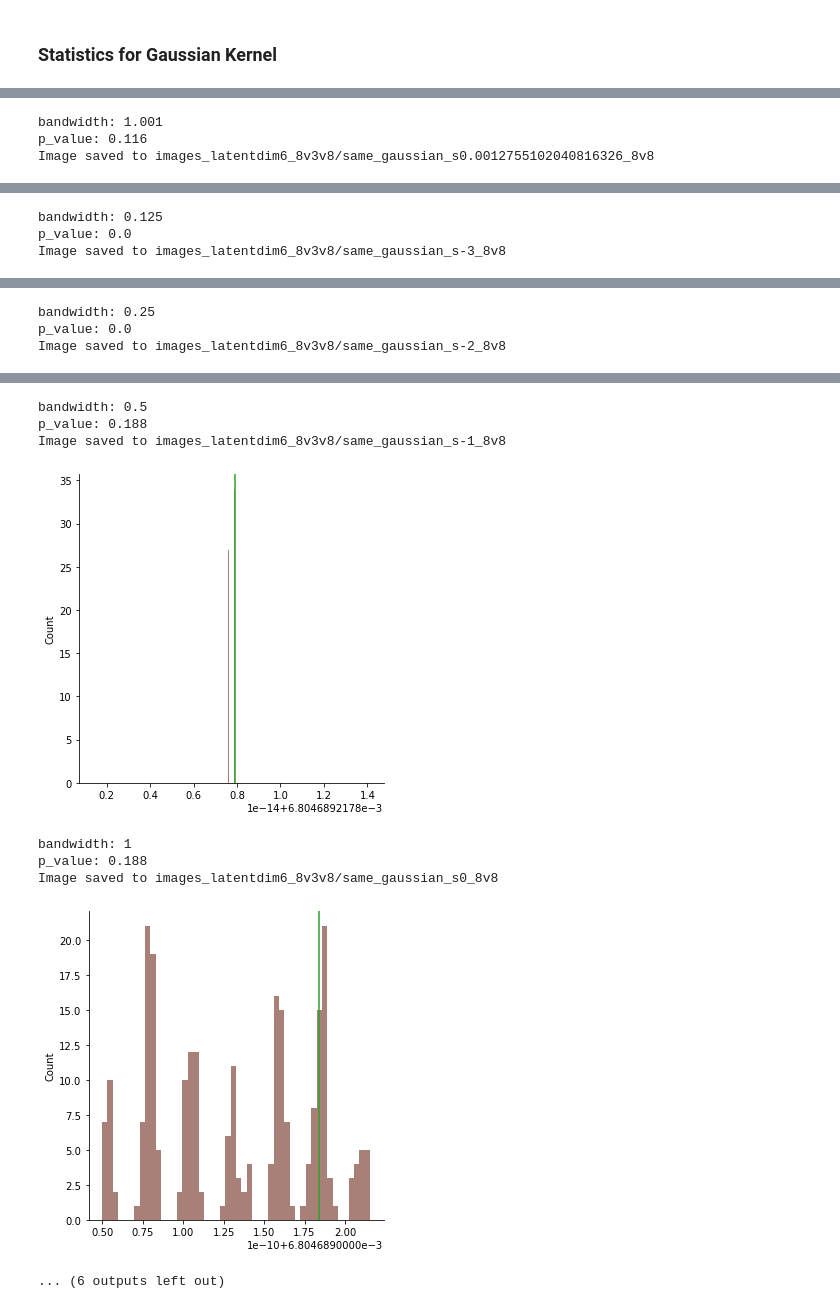
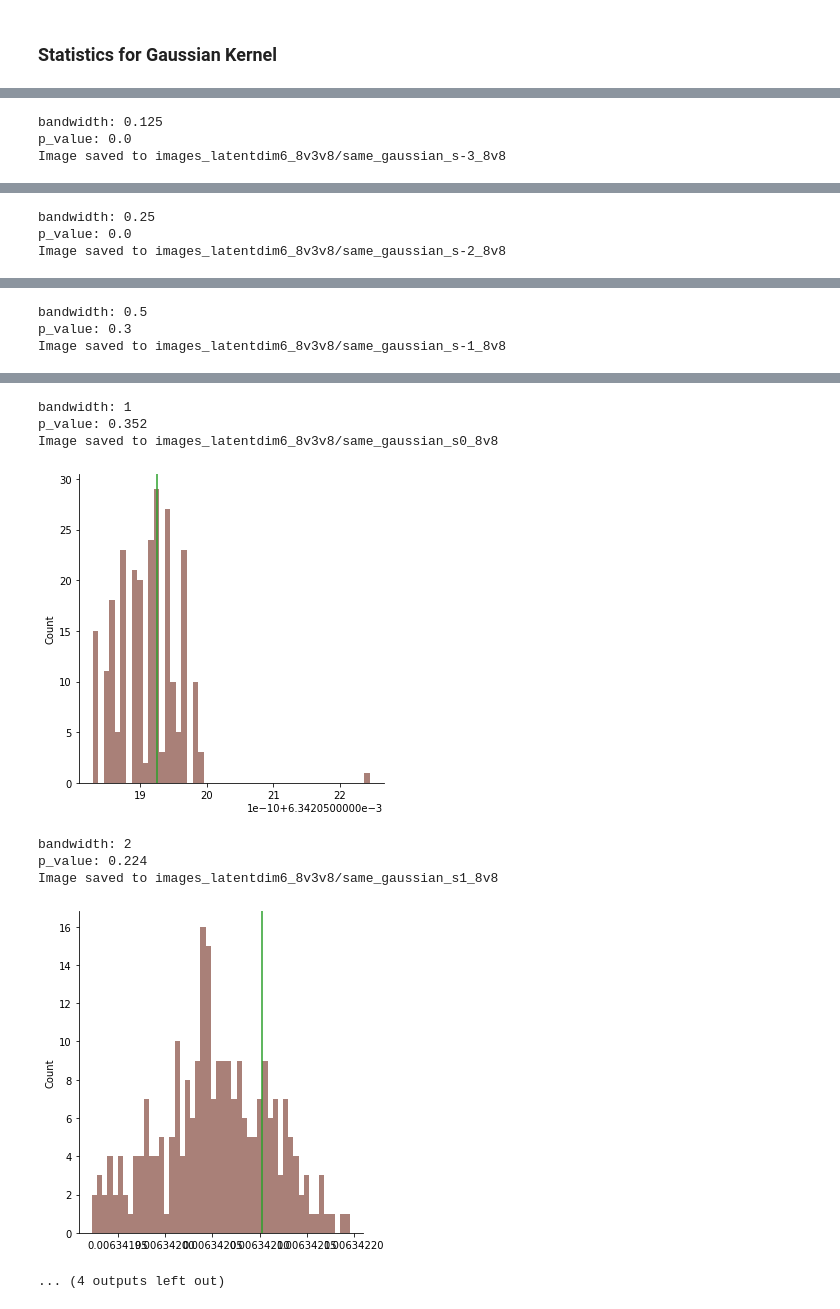
Before and after one commit to winston-yu/anisotropic-encoder-kernels, a Jupyter notebook: experiments_8v3.ipynb, the cells around one changed output, grey strips where cells are left out. Cells and saved outputs as stored; diff of their text form; code cells hidden in the pictures.

Commit message:
reran experiments with larger samples

```diff
--- a/experiments_8v3.ipynb
+++ b/experiments_8v3.ipynb
@@ -410,18 +407,18 @@ diff_encoder_stats
 # %% [markdown]
 ### Statistics for Gaussian MMD
 # %%
-xy_batch = torch.cat([x_batch, y_batch], dim=0)
-xy_batch_sample_mean = xy_batch.squeeze().flatten(start_dim=1).mean(dim=0)
-xy_batch_sample_var = ((xy_batch.squeeze().flatten(start_dim=1) - xy_batch_sample_mean) ** 2).sum()
-xy_batch_sample_var /= (len(xy_batch ) - 1)
-xy_batch_sample_var = xy_batch_sample_var.item()
-print('xy_batch sample variance:', xy_batch_sample_var)
+# xy_batch = torch.cat([x_batch, y_batch], dim=0)
+# xy_batch_sample_mean = xy_batch.squeeze().flatten(start_dim=1).mean(dim=0)
+# xy_batch_sample_var = ((xy_batch.squeeze().flatten(start_dim=1) - xy_batch_sample_mean) ** 2).sum()
+# xy_batch_sample_var /= (len(xy_batch ) - 1)
+# xy_batch_sample_var = xy_batch_sample_var.item()
+# print('xy_batch sample variance:', xy_batch_sample_var)
 
 num_features = 28 * 28
 print('number of features:', num_features)
 
-scale_sigma_squared = 1 / (xy_batch_sample_var * num_features)
+# scale_sigma_squared = 1 / (xy_batch_sample_var * num_features)
 auto_sigma_squared = 1 / num_features
-print('bandwidth selected by sklearn\'s scale method:', scale_sigma_squared)
+# print('bandwidth selected by sklearn\'s scale method:', scale_sigma_squared)
 print('bandwidth selected by sklearn\'s auto method:', auto_sigma_squared)
 # %% [output]
@@ -448,7 +443,10 @@ for val in [scale_sigma_squared, auto_sigma_squared, -3, -2, -1, 0, 1, 2, 3]:
     line_color = 'tab:green'
     filepath = 'images_latentdim6_8v3v8/diff_gaussian_s' + str(val) + '_8v3'
 
-    print('bandwidth:', str(np.round(2 ** val, 3)))
+    if val == scale_sigma_squared or val == auto_sigma_squared:
+        print('bandwidth:', val)
+    else:
+        print('bandwidth:', str(np.round(2 ** val, 3)))
     plot_permutation(
         simulated_mmds_gaussian8v3,
         observed_mmd_gaussian8v3,
@@ -503,17 +501,19 @@ x1_batch = []
 x2_batch = []
 r_batch = []
 for ind, data in enumerate(test_loader): # filter batches based on digit
-    if ind < 3:
+    if ind < 6:
         r_batch.append(data[0][data[1] == 8])
-    elif 3 <= ind and ind % 2 == 0:
+    elif 6 <= ind and ind % 2 == 0:
         x1_batch.append(data[0][data[1] == 8])
-    elif 3 <= ind and ind % 2 == 1:
+    elif 6 <= ind and ind % 2 == 1:
         x2_batch.append(data[0][data[1] == 8])
-    if ind == 25: break
+    if ind == 30: break
 x1_batch = torch.cat(x1_batch, dim=0)
 x2_batch = torch.cat(x2_batch, dim=0)
 r_batch = torch.cat(r_batch, dim=0)
 print('x1_batch shape:', x1_batch.shape)
 print('x2_batch shape:', x2_batch.shape)
 print('r_batch shape:', r_batch.shape)
+
+n_perms = 250
 # %% [output]
@@ -544,7 +544,7 @@ for val in [-3, -2, -1, 0, 1, 2, 3]:
     )
     end = time.time()
     p = p_val(simulated_mmds_anisotropic8v8, observed_mmd_anisotropic8v8)
-    same_anisotropic_stats[val] = {'p': p, 'time': end - time}
+    same_anisotropic_stats[val] = {'p': p, 'time': end - start}
 
     hist_color = '#093885'
     line_color = 'tab:red'
@@ -666,7 +666,7 @@ same_encoder_stats
 # gaussian mmd
 
 same_gaussian_stats = {}
-for val in [scale_sigma_squared, auto_sigma_squared, -3, -2, -1, 0, 1, 2, 3]:
+for val in [auto_sigma_squared, -3, -2, -1, 0, 1, 2, 3]:
     start = time.time()
     observed_mmd_gaussian8v8, simulated_mmds_gaussian8v8 = permutation_test_gaussian_mmd(
         x1_batch, x2_batch, n_perms=n_perms, sigma_squared=(2 ** val)
@@ -677,9 +677,13 @@ for val in [scale_sigma_squared, auto_sigma_squared, -3, -2, -1, 0, 1, 2, 3]:
 
     hist_color = 'tab:brown'
     line_color = 'tab:green'
-    filepath = 'images_latentdim6_8v3v8/same_gaussian_s' + str(val) + '_8v8'
 
-    print('bandwidth:', str(np.round(2 ** val, 3)))
+    if val == auto_sigma_squared:
+        print('bandwidth: auto')
+        filepath = 'images_latentdim6_8v3v8/same_gaussian_sauto_8v8'
+    else:
+        print('bandwidth:', str(np.round(2 ** val, 3)))
+        filepath = 'images_latentdim6_8v3v8/same_gaussian_s' + str(val) + '_8v8'
     plot_permutation(
         simulated_mmds_gaussian8v8,
         observed_mmd_gaussian8v8,
@@ -696,3 +700,3 @@ Image saved to images_latentdim6_8v3v8/same_gaussian_s2.8848260237648284e-05_8v8
-bandwidth: 1.001
-p_value: 0.116
-Image saved to images_latentdim6_8v3v8/same_gaussian_s0.0012755102040816326_8v8
+bandwidth: 0.125
+p_value: 0.0
+Image saved to images_latentdim6_8v3v8/same_gaussian_s-3_8v8
@@ -700,7 +704,7 @@ Image saved to images_latentdim6_8v3v8/same_gaussian_s0.0012755102040816326_8v8
-bandwidth: 0.125
+bandwidth: 0.25
 p_value: 0.0
-Image saved to images_latentdim6_8v3v8/same_gaussian_s-3_8v8
+Image saved to images_latentdim6_8v3v8/same_gaussian_s-2_8v8
 [figure]
-bandwidth: 0.25
-p_value: 0.0
-Image saved to images_latentdim6_8v3v8/same_gaussian_s-2_8v8
+bandwidth: 0.5
+p_value: 0.3
+Image saved to images_latentdim6_8v3v8/same_gaussian_s-1_8v8
@@ -708,12 +712,12 @@ Image saved to images_latentdim6_8v3v8/same_gaussian_s-2_8v8
-bandwidth: 0.5
-p_value: 0.188
-Image saved to images_latentdim6_8v3v8/same_gaussian_s-1_8v8
+bandwidth: 1
+p_value: 0.352
+Image saved to images_latentdim6_8v3v8/same_gaussian_s0_8v8
-[figure, old version]
+[figure, new version]
-bandwidth: 1
-p_value: 0.188
-Image saved to images_latentdim6_8v3v8/same_gaussian_s0_8v8
+bandwidth: 2
+p_value: 0.224
+Image saved to images_latentdim6_8v3v8/same_gaussian_s1_8v8
-[figure, old version]
+[figure, new version]
-... (6 outputs left out)
+... (4 outputs left out)
 # %%
 same_gaussian_stats
 # %% [output]
```
Also changed, not shown: parts of 11 cells of this notebook, 47 other files.
